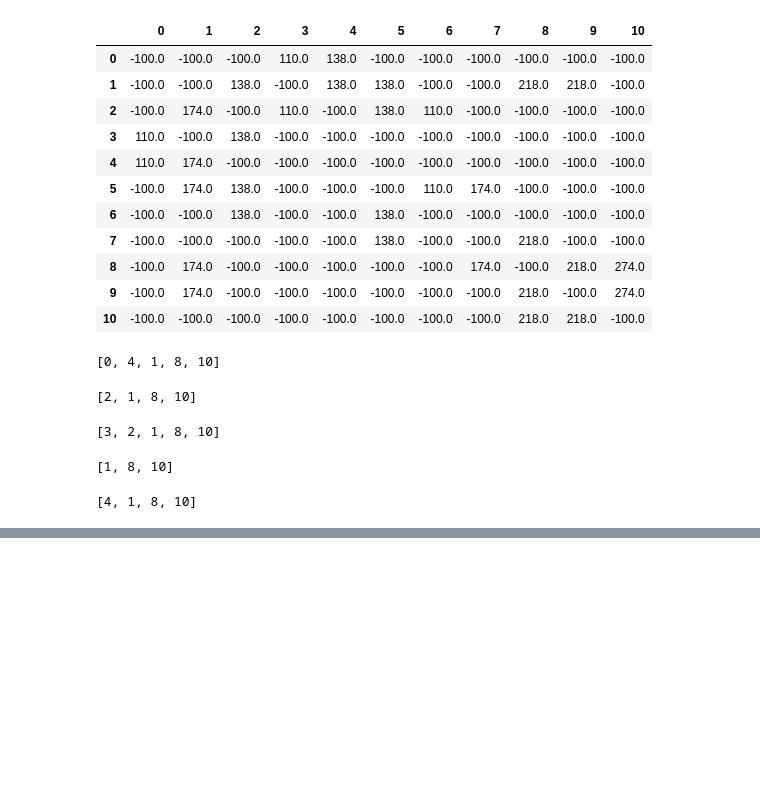
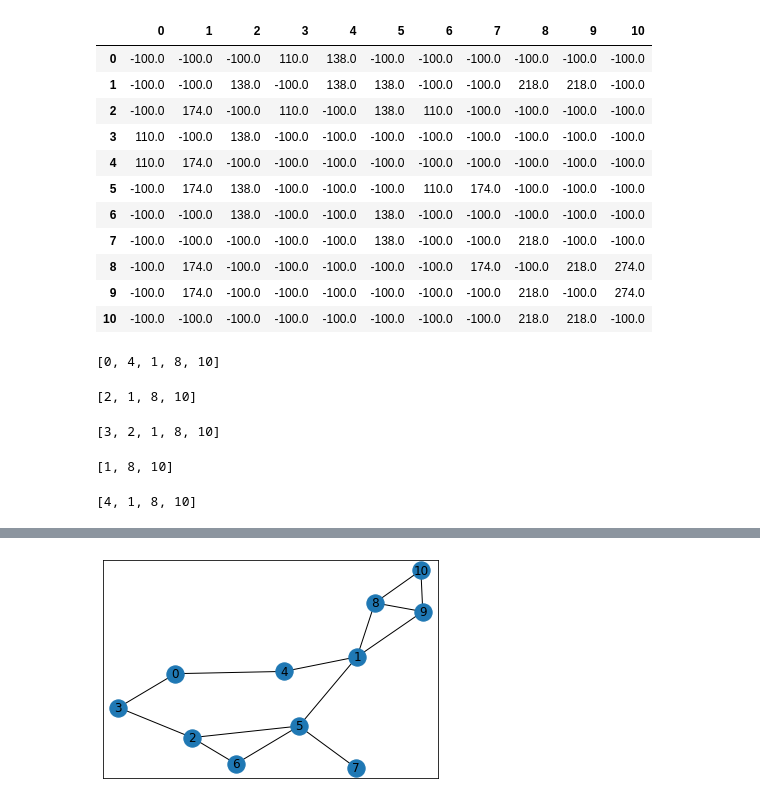
Before and after one commit to snarvekark/ML_Emergency_Indoor_Nav, a Jupyter notebook: Shortest_safest_path.ipynb, the cells around one changed output, grey strips where cells are left out. Drawn from its saved outputs; the diff is of its cells as text; code cells hidden in the pictures; blank space fills up the shorter version.

```diff
--- a/Shortest_safest_path.ipynb
+++ b/Shortest_safest_path.ipynb
@@ -151,0 +236,3 @@ shortest_path(3, 10)
+# %%
+e.remove((7,8))
+e.remove((8,7))
@@ -151,0 +259,4 @@ shortest_path(3, 10)
+# %%
+g = initialize_graph(e)
+# %% [output]
+[figure, added]
```
Also changed, not shown: parts of 30 cells of this notebook.
